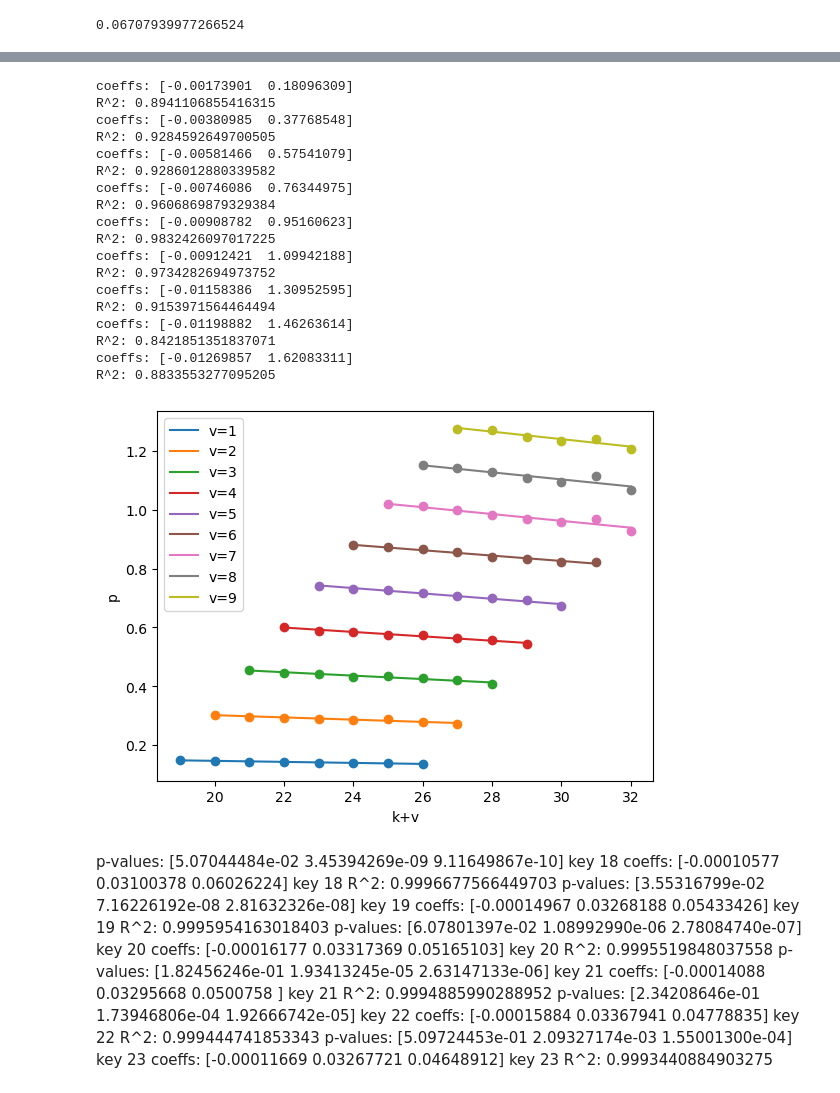
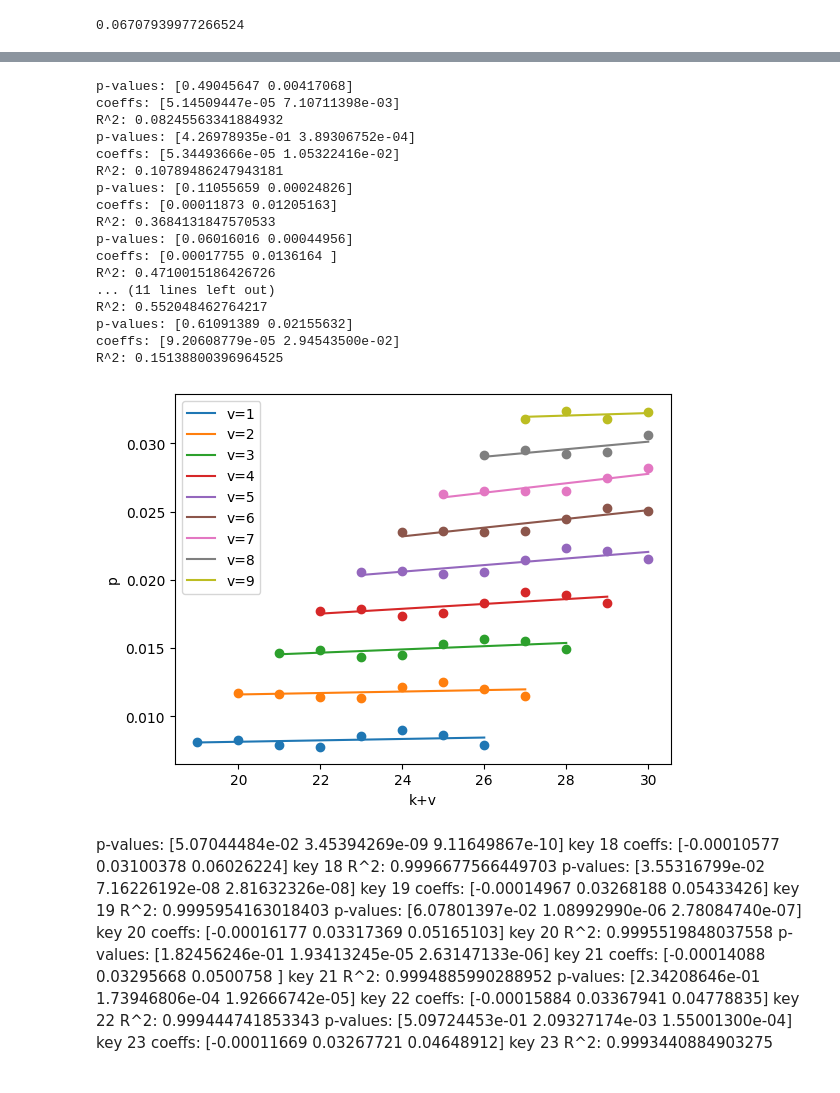
Before and after one commit to GZHoffie/skiver-test, a Jupyter notebook: experiments/parameter_dependence/plot_results.ipynb, the cells around one changed output, grey strips where cells are left out. Cells and saved outputs as stored; diff of their text form; code cells hidden in the pictures.

```diff
--- a/experiments/parameter_dependence/plot_results.ipynb
+++ b/experiments/parameter_dependence/plot_results.ipynb
@@ -443,7 +443,7 @@ for key, values in results_dict.items():
             continue
 
         k_values.append(key)
-        v_values.append(i)
+        v_values.append(i+1)
         p_values.append(v)
 
 # Perform linear regression
@@ -451,10 +451,13 @@ y = np.array(p_values)
 k = np.array(k_values)
 v = np.array(v_values)
 
-#A = np.vstack([k*v, v * v, v, np.ones(len(k))]).T
-#A = np.vstack([k*v, v * v, v]).T
+#A = np.vstack([k*v + v * v, v, np.ones(len(k))]).T
+A = np.vstack([k*v, v * v, v]).T
 #A = np.vstack([k*v, v]).T
-A = np.vstack([k, v, np.ones(len(k))]).T
+#A = np.vstack([k, v, np.ones(len(k))]).T
+#A = np.vstack([v, np.ones(len(k))]).T
+#A = np.vstack([v]).T
+#A = np.vstack([k, v]).T
 
 
 
@@ -484,6 +487,6 @@ ss_res = np.sum((y - y_fit) ** 2)
 ss_tot = np.sum((y - np.mean(y)) ** 2)
 r_squared = 1 - (ss_res / ss_tot)
 print(f'key {key} R^2: {r_squared}')
-plt.plot(k+v, y, 'o', label=f'key {key} data', color=f'C{key}')
-plt.plot(k+v, y_fit, '-', label=f'key {key} fit', color=f'C{key}')
+plt.plot(k+v, y, 'o', label=f'key {key} data', color=f'C1')
+plt.plot(k+v, y_fit, 'x', label=f'key {key} fit', color=f'C2')
 # %% [output]
@@ -604,52 +613,67 @@ for value_take in [0, 1, 2, 3, 4, 5, 6, 7, 8]:
     p = []
     for key, values in results_dict.items():
         if len(values) > value_take:
             k.append(key)
             p.append(values[value_take])
 
     k = np.array(k) + value_take + 1
 
 
     p = np.array(p) #/ (value_take + 2)
 
     # fit p = a * k + b
     A = np.vstack([k, np.ones(len(k))]).T
     coeffs, residuals, rank, _s = np.linalg.lstsq(A, p, rcond=None)
     slope, intercept = coeffs
+
+    # compute p-values for the fitted coefficients
+    p_array = p  # data vector
+    n_rows, n_params = A.shape
+    if residuals.size > 0:
+        rss = residuals[0]
+    else:
+        rss = np.sum((p_array - A.dot(coeffs))**2)
+
+    df_ = n_rows - n_params
+    sigma2 = rss / df_
+    cov = sigma2 * np.linalg.inv(A.T @ A)
+    se = np.sqrt(np.diag(cov))
+    t_stats = coeffs / se
+    p_vals = 2 * (1 - stats.t.cdf(np.abs(t_stats), df=df_))
+    print('p-values:', p_vals)
     print('coeffs:', coeffs)
     y_fit = A @ coeffs
     ss_res = np.sum((p - y_fit) ** 2)
     ss_tot = np.sum((p - np.mean(p)) ** 2)
     r_squared = 1 - (ss_res / ss_tot)
     print(f'R^2: {r_squared}')
     plt.plot(k, p, 'o', color=f'C{value_take}')
     plt.plot(k, y_fit, '-', label=f'v={value_take+1}', color=f'C{value_take}')
 
 plt.xlabel('k+v')
 plt.ylabel('p')
 #plt.title(f'Fit for value_take = {value_take+1}')
 plt.legend()
 plt.show()
 # %% [output]
-coeffs: [-0.00173901  0.18096309]
-R^2: 0.8941106855416315
-coeffs: [-0.00380985  0.37768548]
-R^2: 0.9284592649700505
-coeffs: [-0.00581466  0.57541079]
-R^2: 0.9286012880339582
-coeffs: [-0.00746086  0.76344975]
-R^2: 0.9606869879329384
-coeffs: [-0.00908782  0.95160623]
-R^2: 0.9832426097017225
-coeffs: [-0.00912421  1.09942188]
-R^2: 0.9734282694973752
-coeffs: [-0.01158386  1.30952595]
-R^2: 0.9153971564464494
-coeffs: [-0.01198882  1.46263614]
-R^2: 0.8421851351837071
-coeffs: [-0.01269857  1.62083311]
-R^2: 0.8833553277095205
+p-values: [0.49045647 0.00417068]
+coeffs: [5.14509447e-05 7.10711398e-03]
+R^2: 0.08245563341884932
+p-values: [4.26978935e-01 3.89306752e-04]
+coeffs: [5.34493666e-05 1.05322416e-02]
+R^2: 0.10789486247943181
+p-values: [0.11055659 0.00024826]
+coeffs: [0.00011873 0.01205163]
+R^2: 0.3684131847570533
+p-values: [0.06016016 0.00044956]
+coeffs: [0.00017755 0.0136164 ]
+R^2: 0.4710015186426726
+... (11 lines left out)
+R^2: 0.552048462764217
+p-values: [0.61091389 0.02155632]
+coeffs: [9.20608779e-05 2.94543500e-02]
+R^2: 0.15138800396964525
-[figure, old version]
+[figure, new version]
 # %% [markdown]
 
 p-values: [5.07044484e-02 3.45394269e-09 9.11649867e-10]
```
Also changed, not shown: parts of 5 cells of this notebook.
